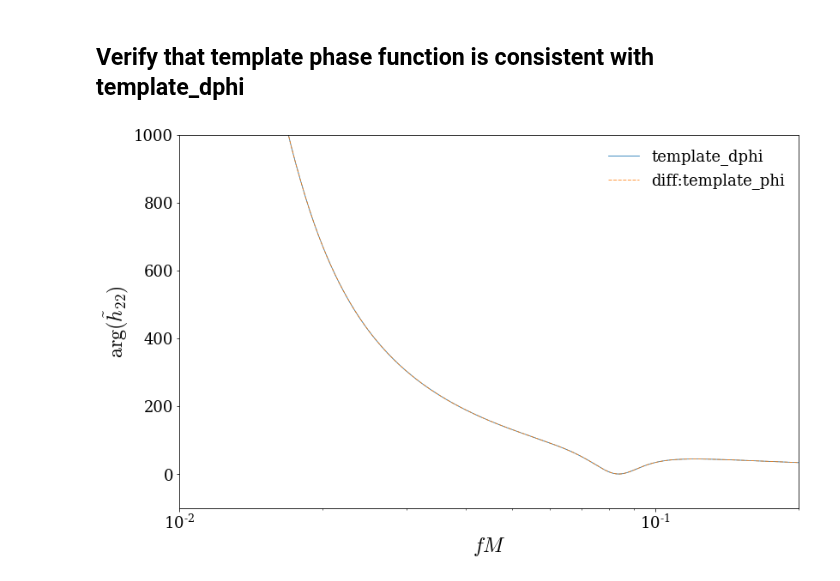
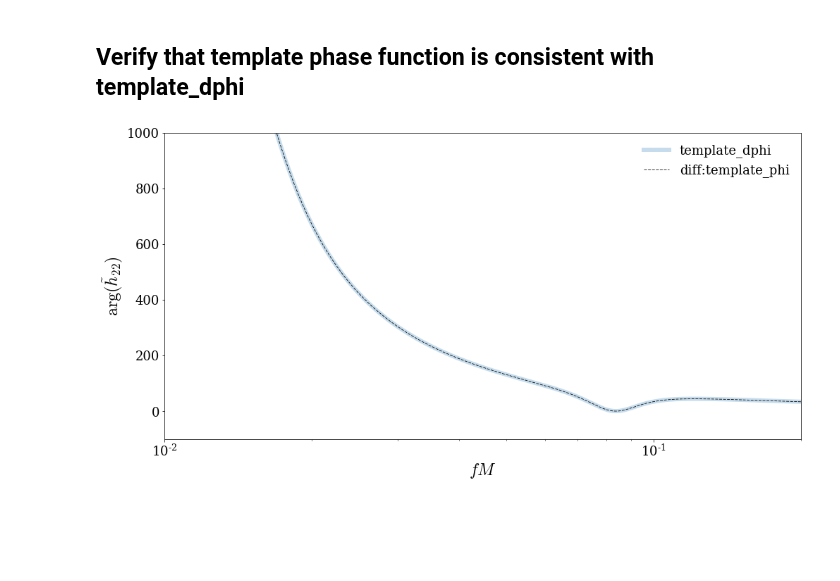
Before and after one commit to Cyberface/puck, a Jupyter notebook: ll/issues/1_import_PhenomD_fits.ipynb, the cells around one changed output. Saved outputs shown, nothing was run; the diff lists cells and outputs as text; code cells hidden in the pictures; blank space fills up the shorter version.

```diff
--- a/ll/issues/1_import_PhenomD_fits.ipynb
+++ b/ll/issues/1_import_PhenomD_fits.ipynb
@@ -84,7 +84,7 @@ f = y.f[y.f>0]
 #
 template_amp, template_dphi, template_phi = pwca.template_amp_phase(m1, m2, chi1, chi2, chip)
 foo_amp = template_amp(f)
-foo_dphi = template_dphi(f)
+foo_dphi = -template_dphi(f)
 
 #
 bar_amp  = array( [bar.IMRPhenomDAmplitude(k, bar.model_pars, UsefulPowers(k)) for k in f] )
@@ -144,16 +144,16 @@ foo_phi = template_phi(f)
 test_dphi = spline_diff(f,foo_phi)
 # %%
 
-figure( figsize=2*figaspect(0.618) )
+figure( figsize=2*figaspect(0.618*0.8) )
 
-plot( f, -(foo_dphi-max(foo_dphi)), label='template_dphi' )
-plot( f, -(test_dphi-max(test_dphi)),ls='--',label='diff:template_phi' )
+plot( f, -(foo_dphi-max(foo_dphi)), lw=6, alpha=0.25, label='template_dphi' )
+plot( f, -(test_dphi-max(test_dphi)),ls='--',color='k',label='diff:template_phi' )
 
 xscale('log')
 xlim( 1e-2,0.2 )
 ylim(-1e2,1e3)
 ylabel(r'$\arg(\tilde{h}_{22})$')
 legend()
 xlabel('$fM$');
 # %% [output]
-[figure, old version]
+[figure, new version]
```
Also changed, not shown: 10 other files.
